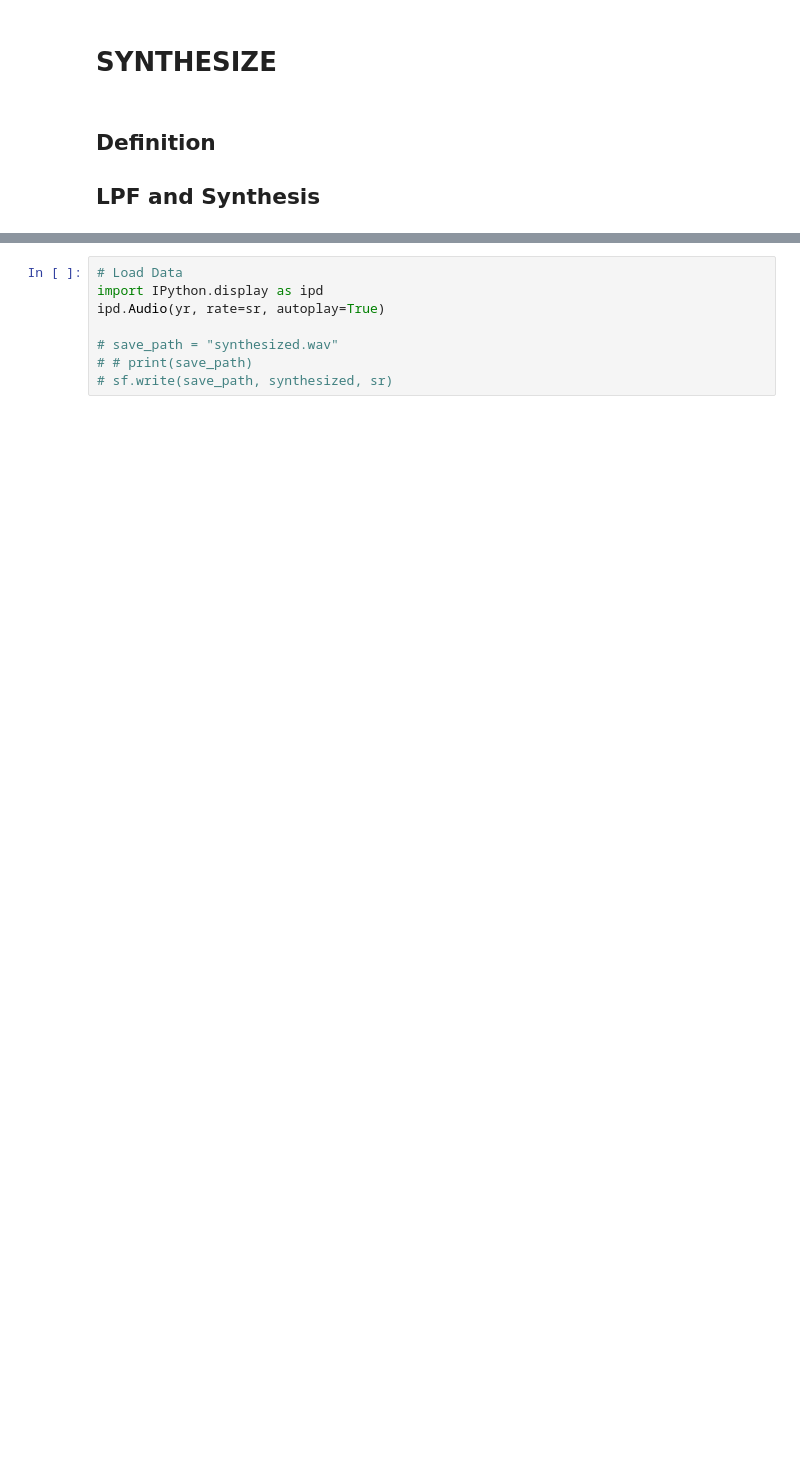
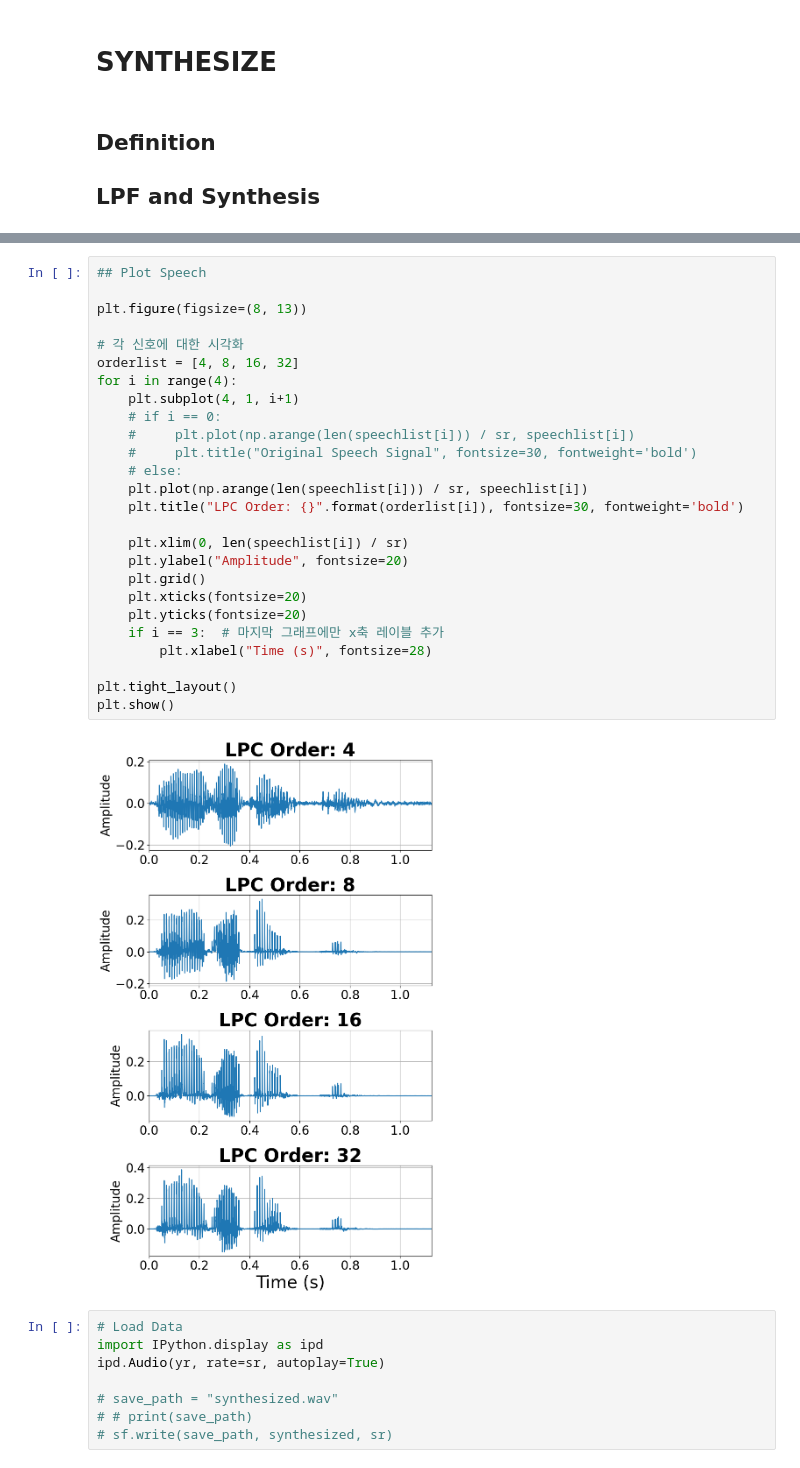
Before and after one commit to woongzip1/SATEST, a Jupyter notebook: SATEST 78.ipynb, the cells around one changed output, grey strips where cells are left out. Cells and saved outputs as stored; diff of their text form; blank space fills up the shorter version.

```diff
--- a/SATEST 78.ipynb
+++ b/SATEST 78.ipynb
@@ -591,3 +668,31 @@ ipd.Audio(synthesized, rate=sr,autoplay=True)
+# %%
+## Plot Speech
+
+plt.figure(figsize=(8, 13))
+
+# 각 신호에 대한 시각화
+orderlist = [4, 8, 16, 32]
+for i in range(4):
+    plt.subplot(4, 1, i+1)
+    # if i == 0:
+    #     plt.plot(np.arange(len(speechlist[i])) / sr, speechlist[i])
+    #     plt.title("Original Speech Signal", fontsize=30, fontweight='bold')
+    # else:
+    plt.plot(np.arange(len(speechlist[i])) / sr, speechlist[i])
+    plt.title("LPC Order: {}".format(orderlist[i]), fontsize=30, fontweight='bold')
+
+    plt.xlim(0, len(speechlist[i]) / sr)
+    plt.ylabel("Amplitude", fontsize=20)
+    plt.grid()
+    plt.xticks(fontsize=20)
+    plt.yticks(fontsize=20)
+    if i == 3:  # 마지막 그래프에만 x축 레이블 추가
+        plt.xlabel("Time (s)", fontsize=28)
+
+plt.tight_layout()
+plt.show()
+# %% [output]
+[figure, added]
 # %%
 # Load Data
 import IPython.display as ipd
```
Also changed, not shown: parts of 4 cells of this notebook, 22 other files.
